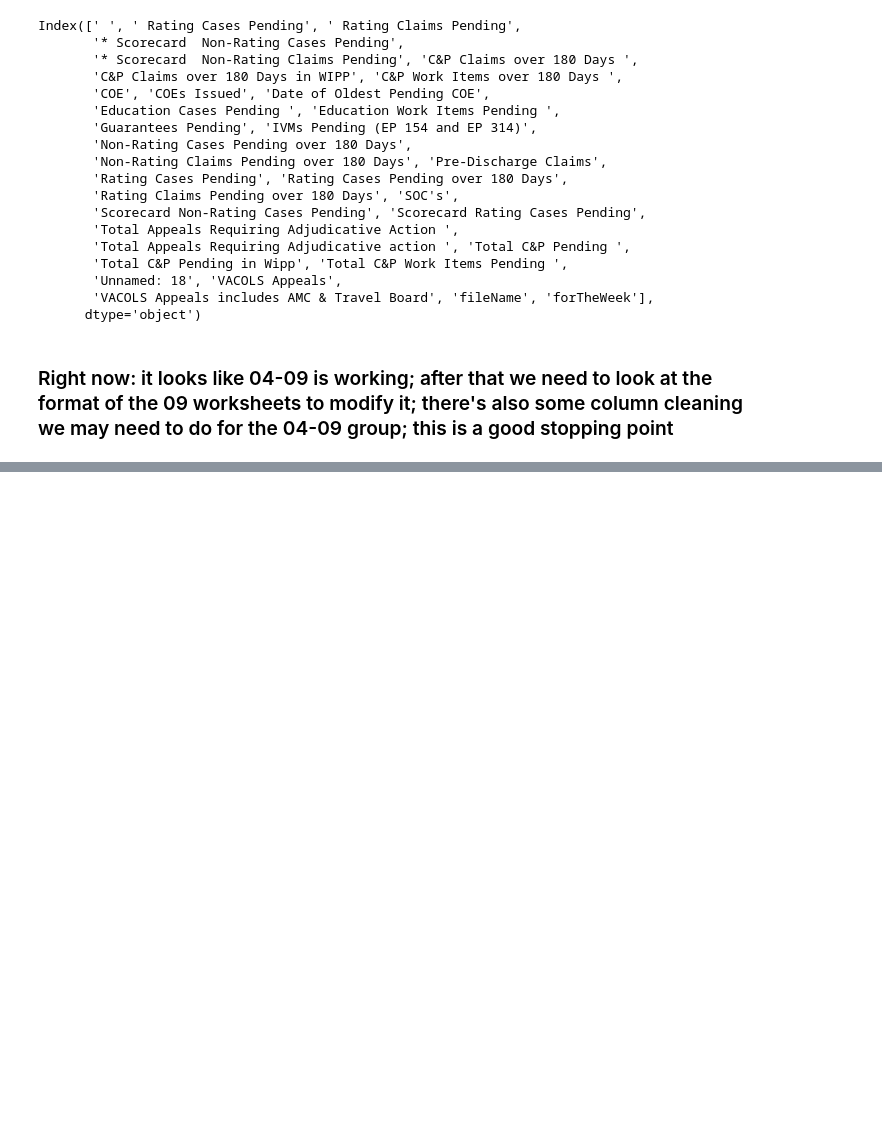
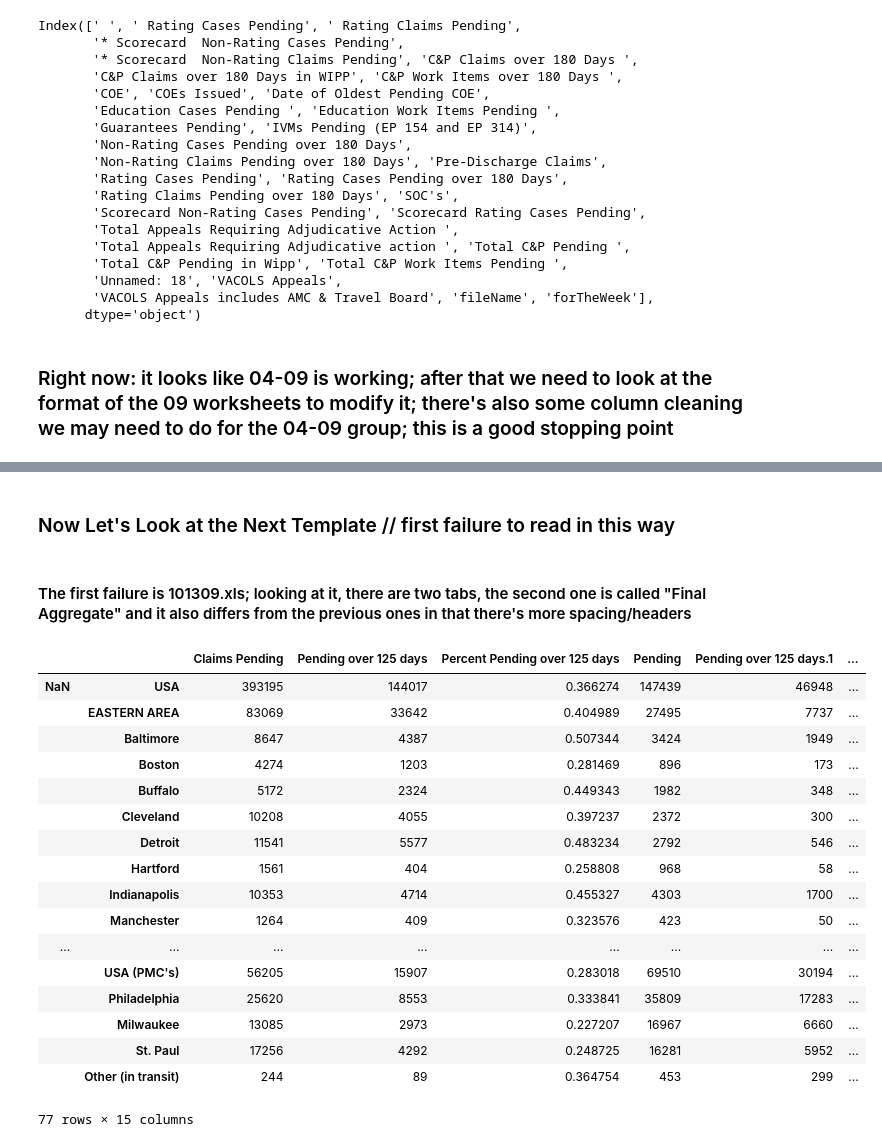
Before and after one commit to abigailhaddad/vbaData, a Jupyter notebook: main.ipynb, the cells around one changed output, grey strips where cells are left out. Saved outputs shown, nothing was run; the diff lists cells and outputs as text; code cells hidden in the pictures; blank space fills up the shorter version.

```diff
--- a/main.ipynb
+++ b/main.ipynb
@@ -150,0 +212,28 @@ Index([' ', ' Rating Cases Pending', ' Rating Claims Pending',
+# %% [markdown]
+### Now Let's Look at the Next Template // first failure to read in this way
+# %% [markdown]
+#### The first failure is 101309.xls; looking at it, there are two tabs, the second one is called "Final Aggregate" and it also differs from the previous ones in that there's more spacing/headers
+# %%
+fileName="101309.xls"
+df=pd.read_excel(fileName, sheet_name='Final Aggregate', header=7)
+# %%
+df
+# %% [output]
+|  |  | Claims Pending | Pending over 125 days | Percent Pending over 125 days | Pending | Pending over 125 days.1 | ... |
+| NaN | USA | 393195 | 144017 | 0.366274 | 147439 | 46948 | ... |
+|  | EASTERN AREA | 83069 | 33642 | 0.404989 | 27495 | 7737 | ... |
+|  | Baltimore | 8647 | 4387 | 0.507344 | 3424 | 1949 | ... |
+|  | Boston | 4274 | 1203 | 0.281469 | 896 | 173 | ... |
+|  | Buffalo | 5172 | 2324 | 0.449343 | 1982 | 348 | ... |
+|  | Cleveland | 10208 | 4055 | 0.397237 | 2372 | 300 | ... |
+|  | Detroit | 11541 | 5577 | 0.483234 | 2792 | 546 | ... |
+|  | Hartford | 1561 | 404 | 0.258808 | 968 | 58 | ... |
+|  | Indianapolis | 10353 | 4714 | 0.455327 | 4303 | 1700 | ... |
+|  | Manchester | 1264 | 409 | 0.323576 | 423 | 50 | ... |
+| ... | ... | ... | ... | ... | ... | ... | ... |
+|  | USA (PMC's) | 56205 | 15907 | 0.283018 | 69510 | 30194 | ... |
+|  | Philadelphia | 25620 | 8553 | 0.333841 | 35809 | 17283 | ... |
+|  | Milwaukee | 13085 | 2973 | 0.227207 | 16967 | 6660 | ... |
+|  | St. Paul | 17256 | 4292 | 0.248725 | 16281 | 5952 | ... |
+|  | Other (in transit) | 244 | 89 | 0.364754 | 453 | 299 | ... |
+77 rows × 15 columns
```
Also changed, not shown: parts of 7 cells of this notebook.
